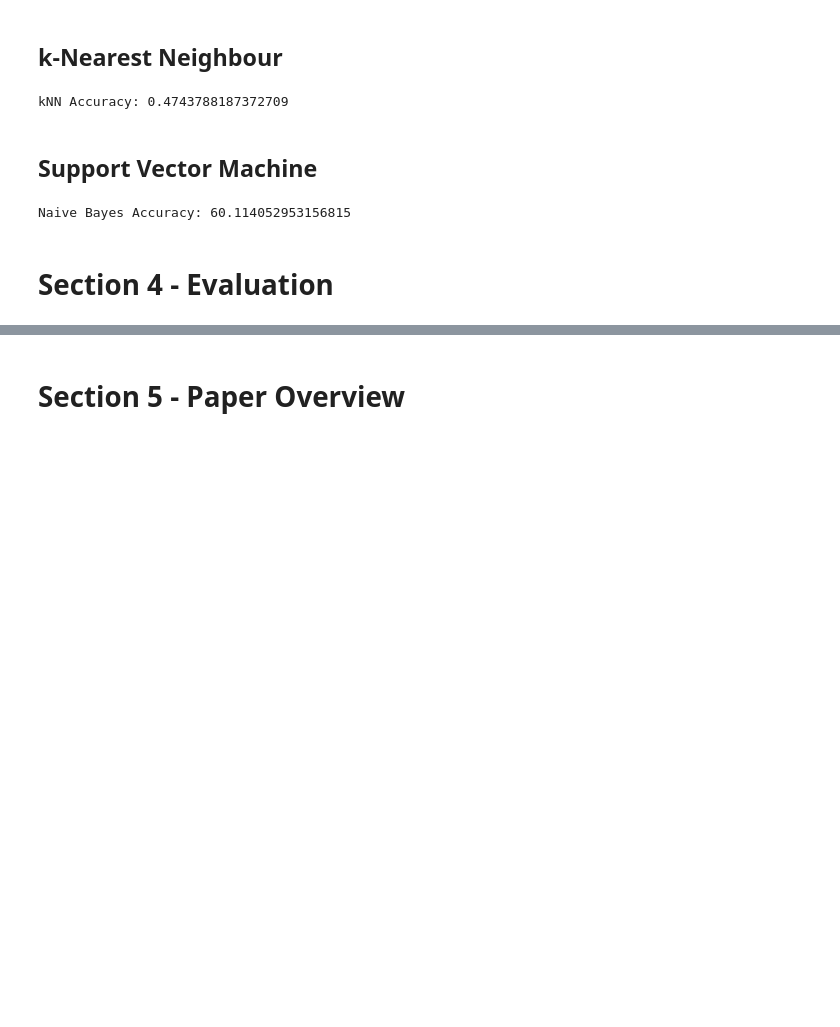
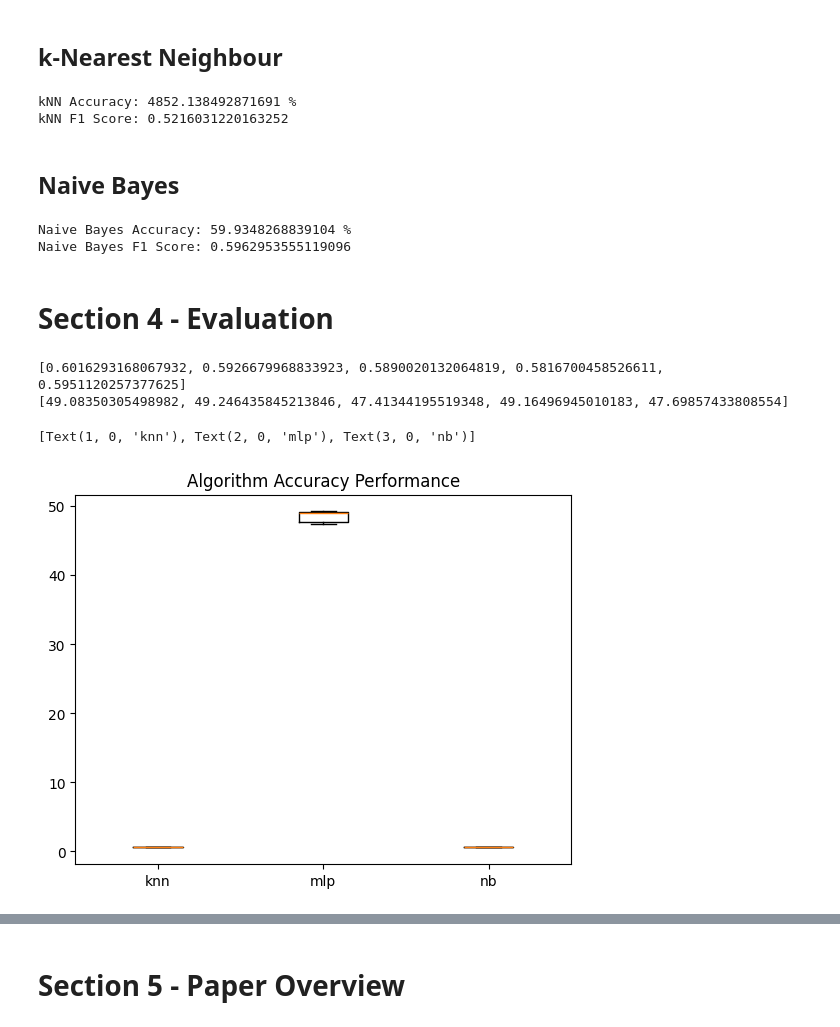
Before and after one commit to DeanFord7/CMM307-AdvancedArtificialIntelligence, a Jupyter notebook: DeanFord1702994-CMM307Coursework.ipynb, the cells around one changed output, grey strips where cells are left out. Saved outputs shown, nothing was run; the diff lists cells and outputs as text; code cells hidden in the pictures; blank space fills up the shorter version.

```diff
--- a/DeanFord1702994-CMM307Coursework.ipynb
+++ b/DeanFord1702994-CMM307Coursework.ipynb
@@ -220,8 +305,13 @@ MLP Accuracy: 0.590712821483612
 from sklearn.metrics import accuracy_score
 from sklearn.neighbors import KNeighborsClassifier
 
+kf = StratifiedKFold(n_splits=5, shuffle=True)
+
+xnp = np.array(tweets)
+ynp = np.array(sentiments_numerical)
 
 knn_accuracy_score = []
+knn_f1_score = []
 
 for train, test in kf.split(xnp,ynp):
 
@@ -247,19 +337,25 @@ for train, test in kf.split(xnp,ynp):
 
   knn_predictions = best_kNN.predict(x_test)
   knn_acc = accuracy_score(knn_predictions, y_test)
-  knn_accuracy_score.append(knn_acc)
+  knn_accuracy_score.append((knn_acc) * 100)
 
-print("kNN Accuracy:", np.mean(knn_accuracy_score))
+  knn_f1 = f1_score(knn_predictions, y_test, average='weighted')
+  knn_f1_score.append(knn_f1)
+
+print("kNN Accuracy:", np.mean(knn_accuracy_score) * 100, "%")
+print("kNN F1 Score:", np.mean(knn_f1_score))
 # %% [output]
-kNN Accuracy: 0.4743788187372709
+kNN Accuracy: 4852.138492871691 %
+kNN F1 Score: 0.5216031220163252
-# %% [markdown]
-## Support Vector Machine
+# %% [markdown]
+## Naive Bayes
 # %%
 # Code taken and adapted from https://medium.com/@bedigunjit/simple-guide-to-text-classification-nlp-using-svm-and-naive-bayes-with-python-421db3a72d34
 
 from sklearn import naive_bayes
 
 nb_accuracy_scores = []
+nb_f1_scores = []
 
 # Encode labels
 Encoder = LabelEncoder()
@@ -286,10 +382,34 @@ for train_idx, test_idx in kf.split(xnp, ynp_encoded):
     nb_predictions = naive.predict(x_test)
 
     accuracy = accuracy_score(y_test, nb_predictions)
-    nb_accuracy_scores.append((accuracy) * 100)
+    nb_accuracy_scores.append(accuracy)
 
-print(f"Naive Bayes Accuracy:", np.mean(nb_accuracy_scores))
+    nb_f1 = f1_score(y_test, nb_predictions, average='weighted')
+    nb_f1_scores.append(nb_f1)
+
+print(f"Naive Bayes Accuracy:", np.mean(nb_accuracy_scores) * 100, "%")
+print(f"Naive Bayes F1 Score:", np.mean(nb_f1_scores))
 # %% [output]
-Naive Bayes Accuracy: 60.114052953156815
+Naive Bayes Accuracy: 59.9348268839104 %
+Naive Bayes F1 Score: 0.5962953555119096
 # %% [markdown]
 # Section 4 - Evaluation
+# %%
+import matplotlib as plt
+
+model_accuracy_comp = []
+model_accuracy_comp.append(mlp_accuracy_score)
+print(mlp_accuracy_score)
+model_accuracy_comp.append(knn_accuracy_score)
+print(knn_accuracy_score)
+model_accuracy_comp.append(nb_accuracy_scores)
+
+fig, ax2 = plt.pyplot.subplots()
+ax2.set_title('Algorithm Accuracy Performance')
+ax2.boxplot(model_accuracy_comp)
+ax2.set_xticklabels(['knn', 'mlp', 'nb'])
+# %% [output]
+[0.6016293168067932, 0.5926679968833923, 0.5890020132064819, 0.5816700458526611, 0.5951120257377625]
+[49.08350305498982, 49.246435845213846, 47.41344195519348, 49.16496945010183, 47.69857433808554]
+[Text(1, 0, 'knn'), Text(2, 0, 'mlp'), Text(3, 0, 'nb')]
+[figure, added]
```
Also changed, not shown: parts of 15 cells of this notebook.
